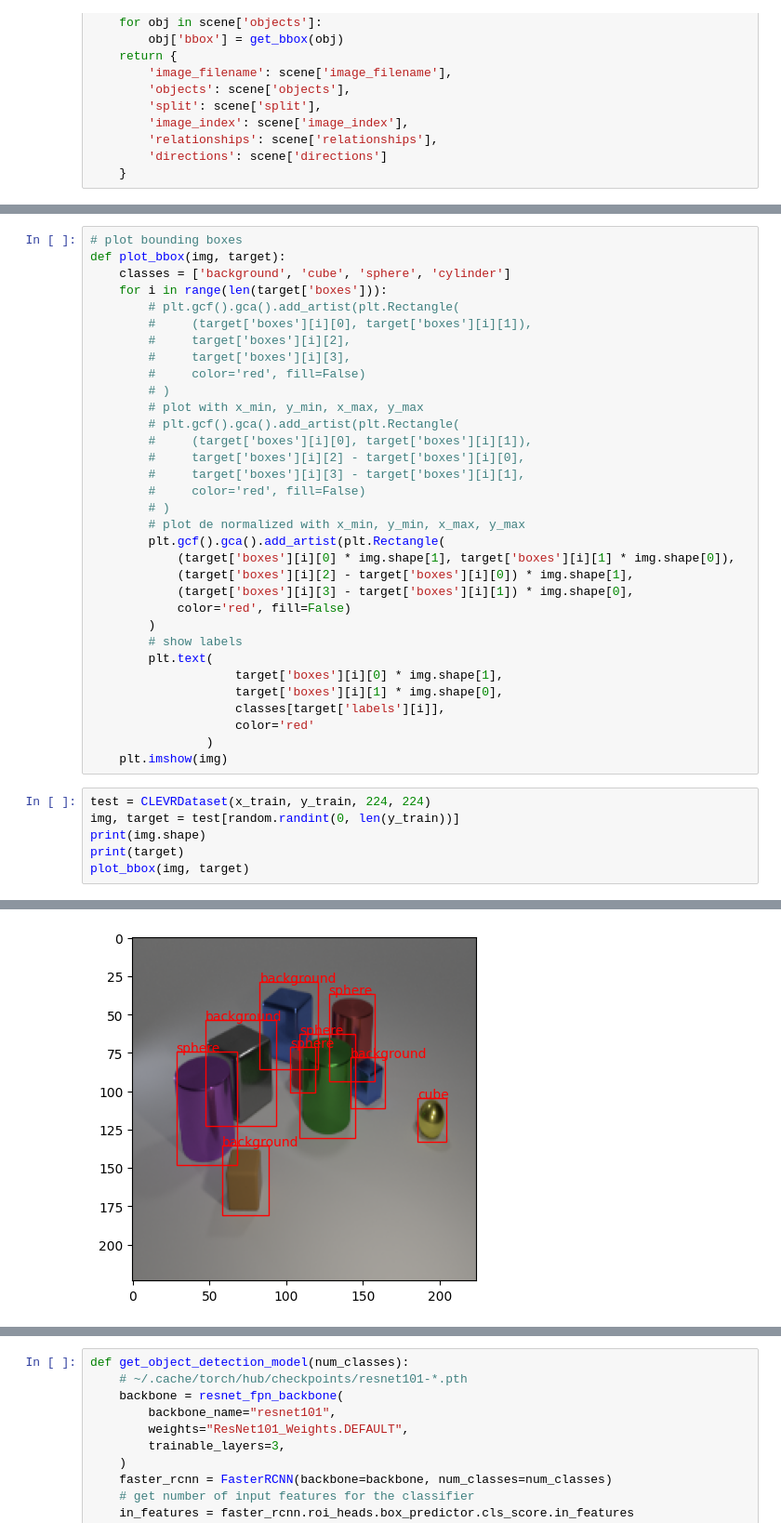
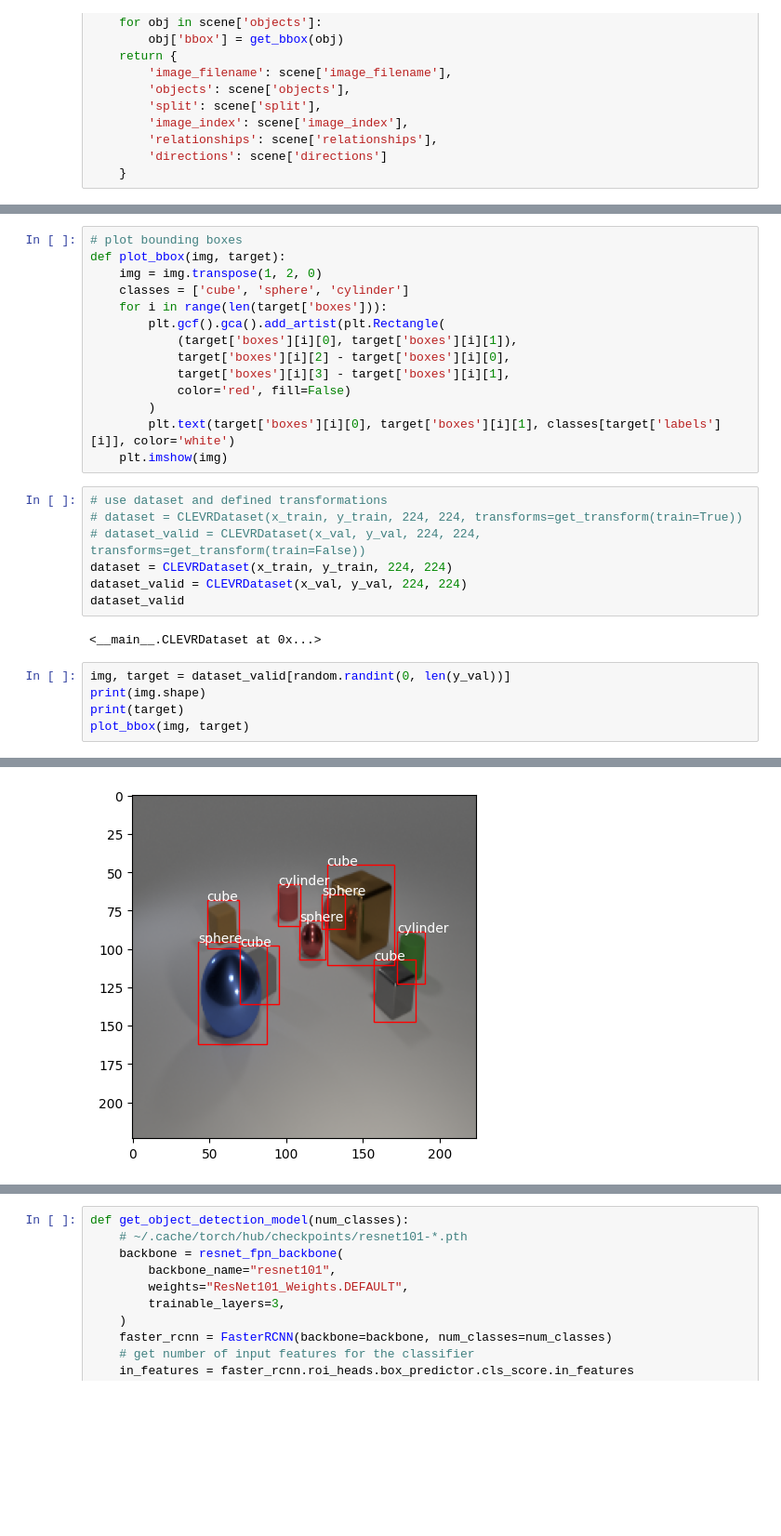
Before and after one commit to smb-h/iirbctf, a Jupyter notebook: notebooks/faster_rcnn_torch.ipynb, the cells around one changed output, grey strips where cells are left out. Shown at 93% size. Saved outputs shown, nothing was run; the diff lists cells and outputs as text; blank space fills up the shorter version.

```diff
--- a/notebooks/faster_rcnn_torch.ipynb
+++ b/notebooks/faster_rcnn_torch.ipynb
@@ -369,39 +263,28 @@ class CLEVRDataset(torch.utils.data.Dataset):
 # %%
 # plot bounding boxes
 def plot_bbox(img, target):
-    classes = ['background', 'cube', 'sphere', 'cylinder']
+    img = img.transpose(1, 2, 0)
+    classes = ['cube', 'sphere', 'cylinder']
     for i in range(len(target['boxes'])):
-        # plt.gcf().gca().add_artist(plt.Rectangle(
-        #     (target['boxes'][i][0], target['boxes'][i][1]),
-        #     target['boxes'][i][2],
-        #     target['boxes'][i][3],
-        #     color='red', fill=False)
-        # )
-        # plot with x_min, y_min, x_max, y_max
-        # plt.gcf().gca().add_artist(plt.Rectangle(
-        #     (target['boxes'][i][0], target['boxes'][i][1]),
-        #     target['boxes'][i][2] - target['boxes'][i][0],
-        #     target['boxes'][i][3] - target['boxes'][i][1],
-        #     color='red', fill=False)
-        # )
-        # plot de normalized with x_min, y_min, x_max, y_max
         plt.gcf().gca().add_artist(plt.Rectangle(
-            (target['boxes'][i][0] * img.shape[1], target['boxes'][i][1] * img.shape[0]),
-            (target['boxes'][i][2] - target['boxes'][i][0]) * img.shape[1],
-            (target['boxes'][i][3] - target['boxes'][i][1]) * img.shape[0],
+            (target['boxes'][i][0], target['boxes'][i][1]),
+            target['boxes'][i][2] - target['boxes'][i][0],
+            target['boxes'][i][3] - target['boxes'][i][1],
             color='red', fill=False)
         )
-        # show labels
-        plt.text(
-                    target['boxes'][i][0] * img.shape[1],
-                    target['boxes'][i][1] * img.shape[0],
-                    classes[target['labels'][i]],
-                    color='red'
-                )
+        plt.text(target['boxes'][i][0], target['boxes'][i][1], classes[target['labels'][i]], color='white')
     plt.imshow(img)
+# %%
+# use dataset and defined transformations
+# dataset = CLEVRDataset(x_train, y_train, 224, 224, transforms=get_transform(train=True))
+# dataset_valid = CLEVRDataset(x_val, y_val, 224, 224, transforms=get_transform(train=False))
+dataset = CLEVRDataset(x_train, y_train, 224, 224)
+dataset_valid = CLEVRDataset(x_val, y_val, 224, 224)
+dataset_valid
+# %% [output]
+<__main__.CLEVRDataset at 0x...>
 # %%
-test = CLEVRDataset(x_train, y_train, 224, 224)
-img, target = test[random.randint(0, len(y_train))]
+img, target = dataset_valid[random.randint(0, len(y_val))]
 print(img.shape)
 print(target)
 plot_bbox(img, target)
@@ -419,2 +303,2 @@ plot_bbox(img, target)
-[figure, old version]
+[figure, new version]
 # %%
```
Also changed, not shown: parts of 29 cells of this notebook, 1 other file.
